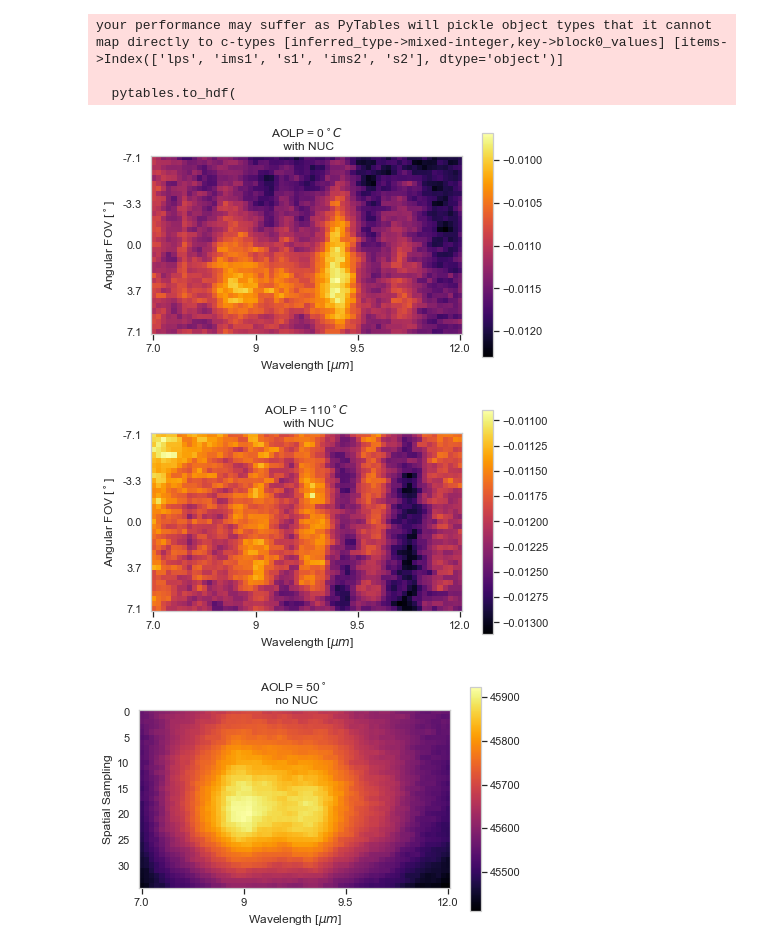
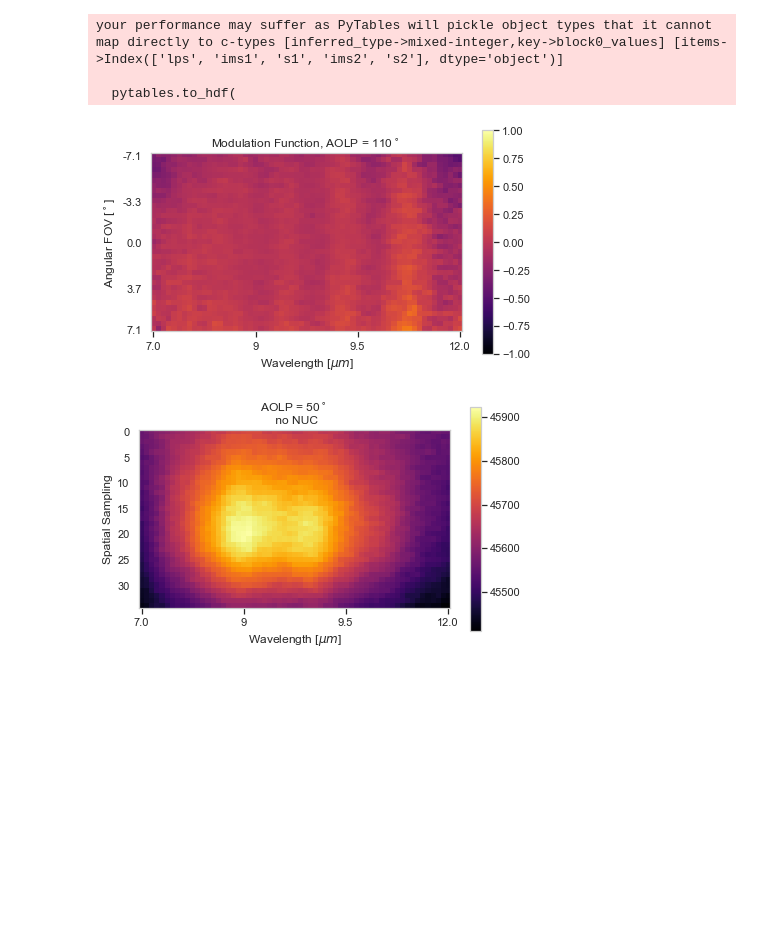
Before and after one commit to Polarization-Lab/IRCSP, a Jupyter notebook: calibration/calculate_POL.ipynb, the cells around one changed output. Cells and saved outputs as stored; diff of their text form; code cells hidden in the pictures; blank space fills up the shorter version.

Commit message:
adding NUC computation funct.

```diff
--- a/calibration/calculate_POL.ipynb
+++ b/calibration/calculate_POL.ipynb
@@ -134,34 +134,34 @@ map directly to c-types [inferred_type->mixed-integer,key->block0_values] [items
 # %%
 def finv(y,A,B):
     return ((y-B)/A)**0.5
+# %%
+#import radiometric data
+
+#choose filepath to desired data
+save_path =   '/Users/kirahart/Dropbox/GitHub/IRCSP2_data/calibration_files/'
+name =  "LUT.h5"
+
+hf = h5py.File(save_path+name, 'r')
+B2 = hf.get('B2')
+B1 = hf.get('B1')
 # %%
 
-j = 0;
-plt.matshow((df['ims2'][j]-df['ims1'][j])/(df['ims2'][j]+df['ims1'][j]),cmap = 'inferno' )
+j = 10;
+I1 = df['ims1'][j]-B1
+I2 = df['ims2'][j]-B2
+plt.matshow((I1-I2)/(I1+I2),cmap = 'inferno' )
 plt.colorbar()
 plt.ylabel('Angular FOV [$^\circ$]')
 plt.xlabel('Wavelength [$\mu m$]')
 plt.ax = plt.gca()
 plt.ax.xaxis.set_ticks_position('bottom')
 plt.xticks([0, 20, 40,60], [waves[0],round(waves[20]),waves[30],waves[60]])
 plt.yticks([0, 9,17,26,34], [angles[0], angles[9],angles[17],angles[26],angles[34]])
-plt.title('AOLP = ' + str(lps[j])+ '$ ^\circ C$ \n with NUC')
+plt.title('Modulation Function, AOLP = ' + str(lps[j])+ '$ ^\circ $ ')
+plt.clim([-1,1])
 plt.show()
-
-j=10
-plt.matshow((df['ims2'][j]-df['ims1'][j])/(df['ims2'][j]+df['ims1'][j]),cmap = 'inferno' )
-plt.colorbar()
-plt.ylabel('Angular FOV [$^\circ$]')
-plt.xlabel('Wavelength [$\mu m$]')
-plt.ax = plt.gca()
-plt.ax.xaxis.set_ticks_position('bottom')
-plt.xticks([0, 20, 40,60], [waves[0],round(waves[20]),waves[30],waves[60]])
-plt.yticks([0, 9,17,26,34], [angles[0], angles[9],angles[17],angles[26],angles[34]])
-plt.title('AOLP = ' + str(lps[j])+ '$ ^\circ C$ \n with NUC')
-plt.show()
 # %% [output]
-[figure, old version]
+[figure, new version]
-[figure, removed]
 # %%
 #create sum column
 df["totalrad"] = df['ims2']+df['ims1']
```
Also changed, not shown: 1 other file.
